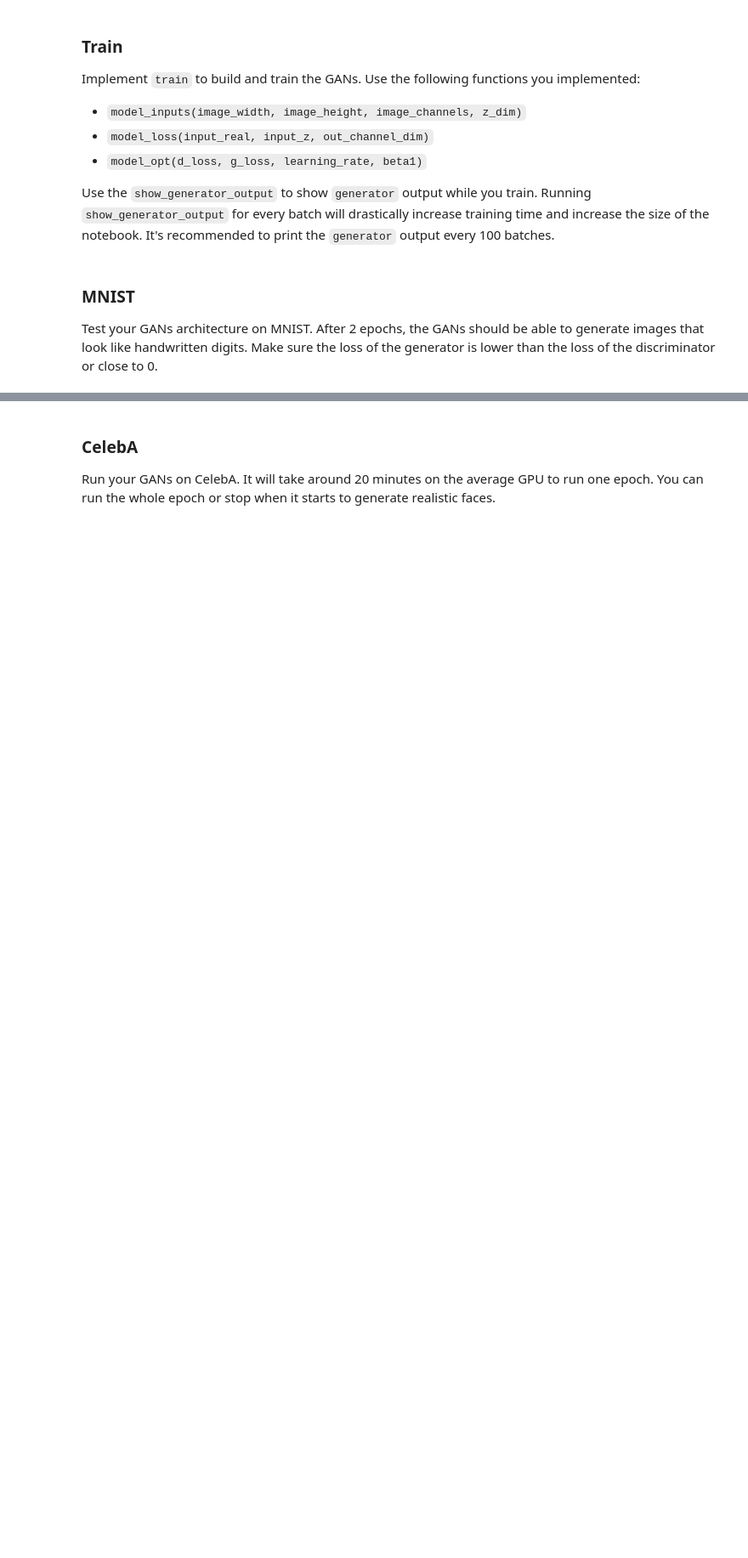
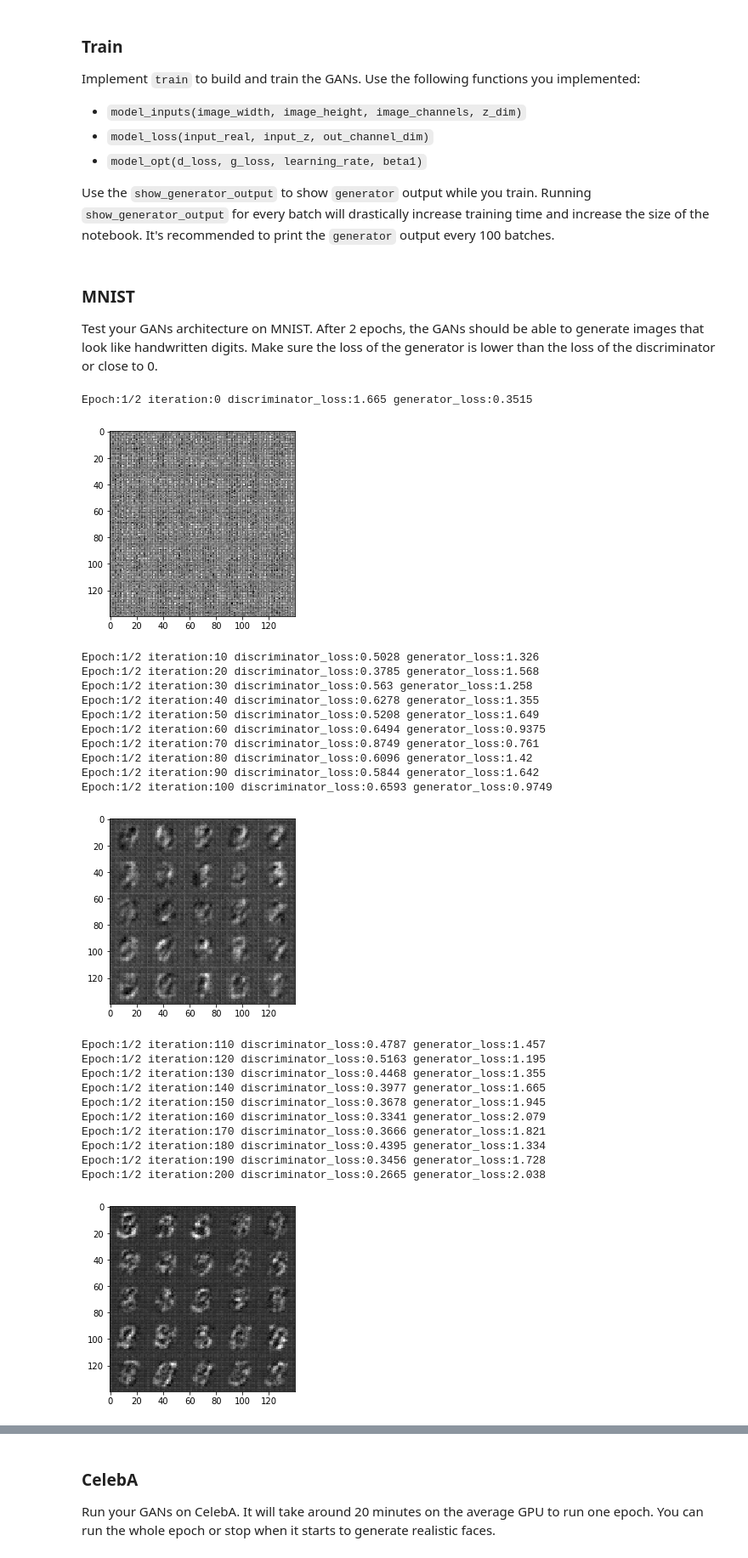
Before and after one commit to zmykevin/DLND_Project_5, a Jupyter notebook: dlnd_face_generation.ipynb, the cells around one changed output, grey strips where cells are left out. Shown at 85% size. Saved outputs shown, nothing was run; the diff lists cells and outputs as text; code cells hidden in the pictures; blank space fills up the shorter version.

```diff
--- a/dlnd_face_generation.ipynb
+++ b/dlnd_face_generation.ipynb
@@ -152,7 +154,7 @@ def discriminator(images, reuse=False):
         #The shape of relu2 should be 7*7*256
 
         #Get a flatten layer here and output to logit
-        flat = tf.contrib.layers.flatten(l_relu2)
+        flat = tf.reshape(l_relu2,(-1,7*7*256))
         logits = tf.layers.dense(flat,1)
         out = tf.sigmoid(logits)
     return out,logits
@@ -324,29 +326,84 @@ def train(epoch_count, batch_size, z_dim, learning_rate, beta1, get_batches, dat
     :param data_image_mode: The image mode to use for images ("RGB" or "L")
     """
     # TODO: Build Model
+    channel_size = data_shape[3]
+    #get input and output
+    input_real,input_z,lr = model_inputs(data_shape[1],data_shape[2],channel_size,z_dim)
+    #get discriminator and generator loss
+    d_loss,g_loss = model_loss(input_real,input_z,channel_size)
+    #get discriminator and generator optimizer
+    d_opt,g_opt = model_opt(d_loss,g_loss,lr,beta1)
 
+    #initialize iterations
+    ii = 0
 
     with tf.Session() as sess:
         sess.run(tf.global_variables_initializer())
         for epoch_i in range(epoch_count):
             for batch_images in get_batches(batch_size):
                 # TODO: Train Model
+                #generate noise
+                batch_z = np.random.uniform(-1,1,size=(batch_size,z_dim))
+                #optimize discriminator
+                _ = sess.run(d_opt,feed_dict={input_real:batch_images,input_z:batch_z,lr:learning_rate})
+                _ = sess.run(g_opt,feed_dict={input_real:batch_images,input_z:batch_z,lr:learning_rate})
+
+                #print loss info every 10 iterations
+                if ii%10 == 0:
+                    d_train_loss = sess.run(d_loss,feed_dict={input_real:batch_images,input_z:batch_z})
+                    g_train_loss = sess.run(g_loss,feed_dict={input_real:batch_images,input_z:batch_z})
+
+                    print("Epoch:{}/{}".format(epoch_i+1,epoch_count),
+                         "iteration:{}".format(ii),
+                         "discriminator_loss:{:.4}".format(d_train_loss),
+                         "generator_loss:{:.4}".format(g_train_loss))
+                #show result every 100 iterations
+                if ii%100 == 0:
+                    show_generator_output(sess,25,input_z,channel_size,data_image_mode)
+
+                #update iterations
+                ii += 1
 # %% [markdown]
 ### MNIST
 Test your GANs architecture on MNIST.  After 2 epochs, the GANs should be able to generate images that look like handwritten digits.  Make sure the loss of the generator is lower than the loss of the discriminator or close to 0.
 # %%
-batch_size = None
-z_dim = None
-learning_rate = None
-beta1 = None
+batch_size = 128
+z_dim = 100
+learning_rate = 0.0002
+beta1 = 0.5
 
 
 """
 DON'T MODIFY ANYTHING IN THIS CELL THAT IS BELOW THIS LINE
 """
 epochs = 2
 
 mnist_dataset = helper.Dataset('mnist', glob(os.path.join(data_dir, 'mnist/*.jpg')))
 with tf.Graph().as_default():
     train(epochs, batch_size, z_dim, learning_rate, beta1, mnist_dataset.get_batches,
           mnist_dataset.shape, mnist_dataset.image_mode)
+# %% [output]
+Epoch:1/2 iteration:0 discriminator_loss:1.665 generator_loss:0.3515
+[figure, added]
+Epoch:1/2 iteration:10 discriminator_loss:0.5028 generator_loss:1.326
+Epoch:1/2 iteration:20 discriminator_loss:0.3785 generator_loss:1.568
+Epoch:1/2 iteration:30 discriminator_loss:0.563 generator_loss:1.258
+Epoch:1/2 iteration:40 discriminator_loss:0.6278 generator_loss:1.355
+Epoch:1/2 iteration:50 discriminator_loss:0.5208 generator_loss:1.649
+Epoch:1/2 iteration:60 discriminator_loss:0.6494 generator_loss:0.9375
+Epoch:1/2 iteration:70 discriminator_loss:0.8749 generator_loss:0.761
+Epoch:1/2 iteration:80 discriminator_loss:0.6096 generator_loss:1.42
+Epoch:1/2 iteration:90 discriminator_loss:0.5844 generator_loss:1.642
+Epoch:1/2 iteration:100 discriminator_loss:0.6593 generator_loss:0.9749
+[figure, added]
+Epoch:1/2 iteration:110 discriminator_loss:0.4787 generator_loss:1.457
+Epoch:1/2 iteration:120 discriminator_loss:0.5163 generator_loss:1.195
+Epoch:1/2 iteration:130 discriminator_loss:0.4468 generator_loss:1.355
+Epoch:1/2 iteration:140 discriminator_loss:0.3977 generator_loss:1.665
+Epoch:1/2 iteration:150 discriminator_loss:0.3678 generator_loss:1.945
+Epoch:1/2 iteration:160 discriminator_loss:0.3341 generator_loss:2.079
+Epoch:1/2 iteration:170 discriminator_loss:0.3666 generator_loss:1.821
+Epoch:1/2 iteration:180 discriminator_loss:0.4395 generator_loss:1.334
+Epoch:1/2 iteration:190 discriminator_loss:0.3456 generator_loss:1.728
+Epoch:1/2 iteration:200 discriminator_loss:0.2665 generator_loss:2.038
+[figure, added]
```
Also changed, not shown: parts of 4 cells of this notebook, 4 other files.
